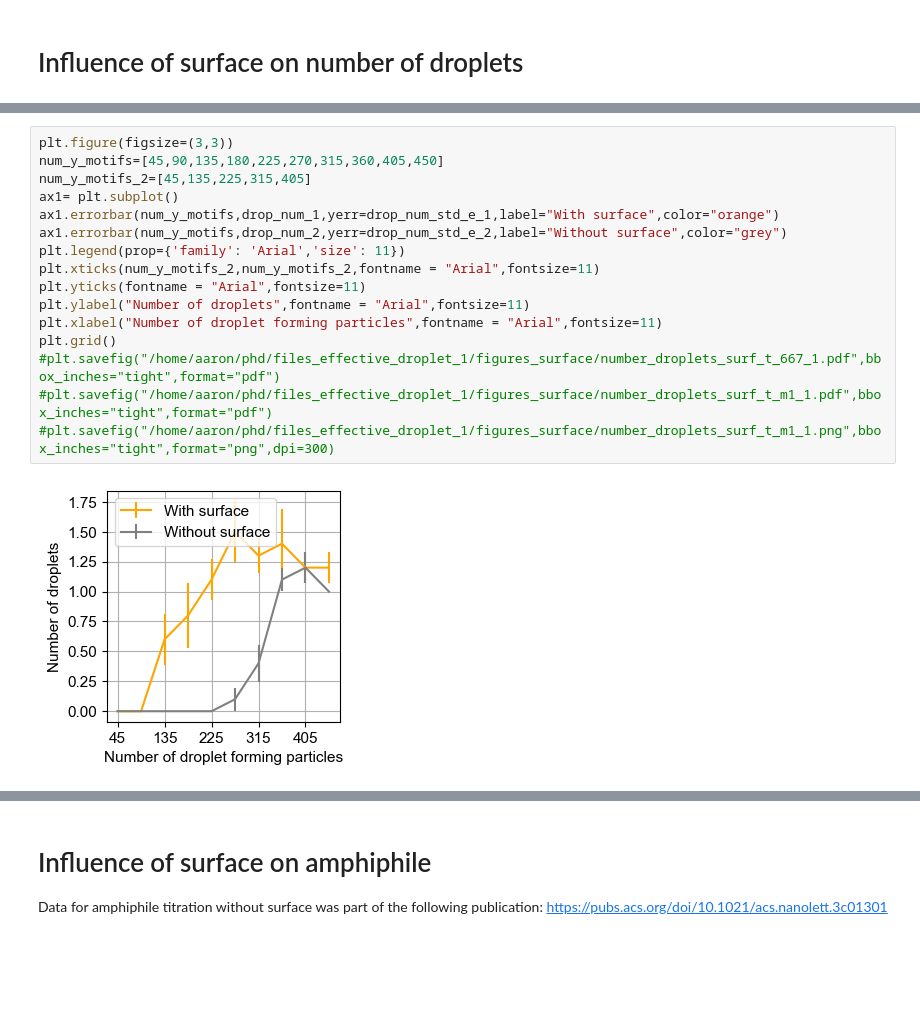
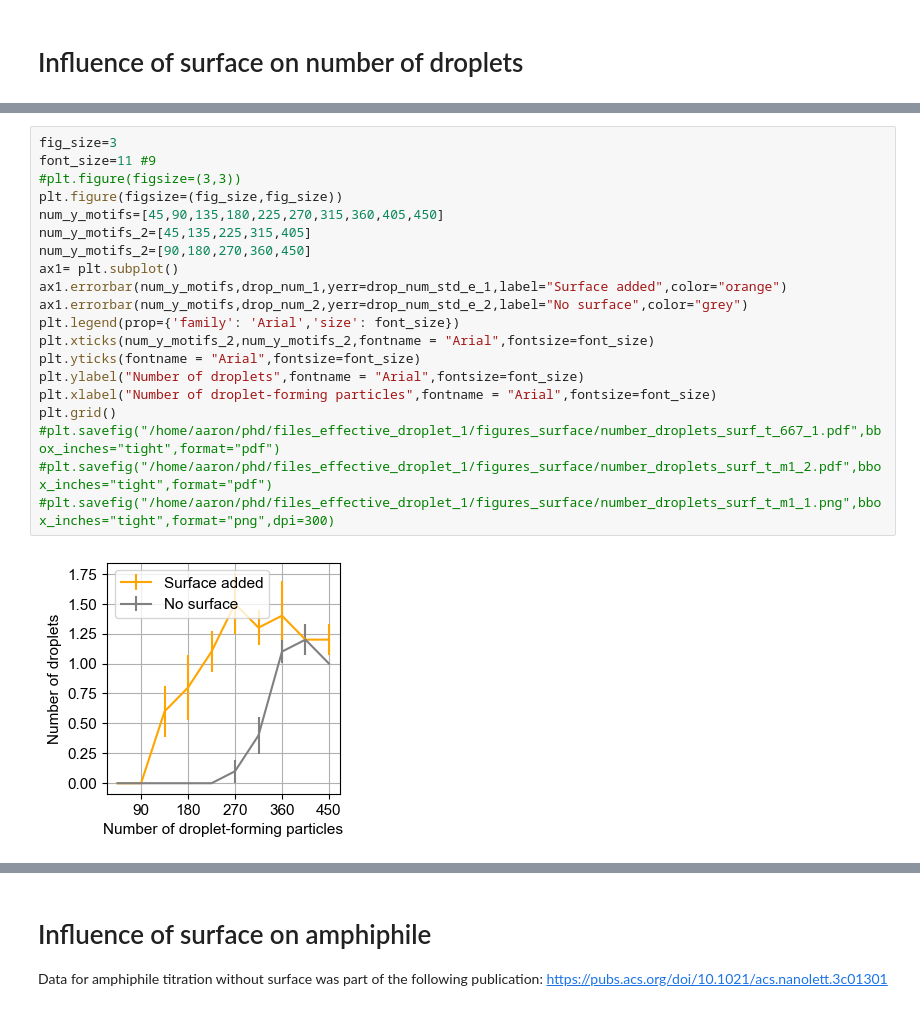
Before and after one commit to aaron-gad/Condensate_BD_Sim, a Jupyter notebook: Analysis_Condensate_Sim.ipynb, the cells around one changed output, grey strips where cells are left out. Drawn from its saved outputs; the diff is of its cells as text; blank space fills up the shorter version.

```diff
--- a/Analysis_Condensate_Sim.ipynb
+++ b/Analysis_Condensate_Sim.ipynb
@@ -563,21 +698,25 @@ number of particles for DBSCAN: 135
 # %%
-plt.figure(figsize=(3,3))
+fig_size=3
+font_size=11 #9
+#plt.figure(figsize=(3,3))
+plt.figure(figsize=(fig_size,fig_size))
 num_y_motifs=[45,90,135,180,225,270,315,360,405,450]
 num_y_motifs_2=[45,135,225,315,405]
+num_y_motifs_2=[90,180,270,360,450]
 ax1= plt.subplot()
-ax1.errorbar(num_y_motifs,drop_num_1,yerr=drop_num_std_e_1,label="With surface",color="orange")
-ax1.errorbar(num_y_motifs,drop_num_2,yerr=drop_num_std_e_2,label="Without surface",color="grey")
-plt.legend(prop={'family': 'Arial','size': 11})
-plt.xticks(num_y_motifs_2,num_y_motifs_2,fontname = "Arial",fontsize=11)
-plt.yticks(fontname = "Arial",fontsize=11)
-plt.ylabel("Number of droplets",fontname = "Arial",fontsize=11)
-plt.xlabel("Number of droplet forming particles",fontname = "Arial",fontsize=11)
+ax1.errorbar(num_y_motifs,drop_num_1,yerr=drop_num_std_e_1,label="Surface added",color="orange")
+ax1.errorbar(num_y_motifs,drop_num_2,yerr=drop_num_std_e_2,label="No surface",color="grey")
+plt.legend(prop={'family': 'Arial','size': font_size})
+plt.xticks(num_y_motifs_2,num_y_motifs_2,fontname = "Arial",fontsize=font_size)
+plt.yticks(fontname = "Arial",fontsize=font_size)
+plt.ylabel("Number of droplets",fontname = "Arial",fontsize=font_size)
+plt.xlabel("Number of droplet-forming particles",fontname = "Arial",fontsize=font_size)
 plt.grid()
 #plt.savefig("/home/aaron/phd/files_effective_droplet_1/figures_surface/number_droplets_surf_t_667_1.pdf",bbox_inches="tight",format="pdf")
-#plt.savefig("/home/aaron/phd/files_effective_droplet_1/figures_surface/number_droplets_surf_t_m1_1.pdf",bbox_inches="tight",format="pdf")
+#plt.savefig("/home/aaron/phd/files_effective_droplet_1/figures_surface/number_droplets_surf_t_m1_2.pdf",bbox_inches="tight",format="pdf")
 #plt.savefig("/home/aaron/phd/files_effective_droplet_1/figures_surface/number_droplets_surf_t_m1_1.png",bbox_inches="tight",format="png",dpi=300)
 # %% [output]
-[figure, old version]
+[figure, new version]
 # %%
 plt.figure(figsize=(3,3))
 num_y_motifs=[45,90,135,180,225,270,315,360,405,450]
```
Also changed, not shown: parts of 5 cells of this notebook.
